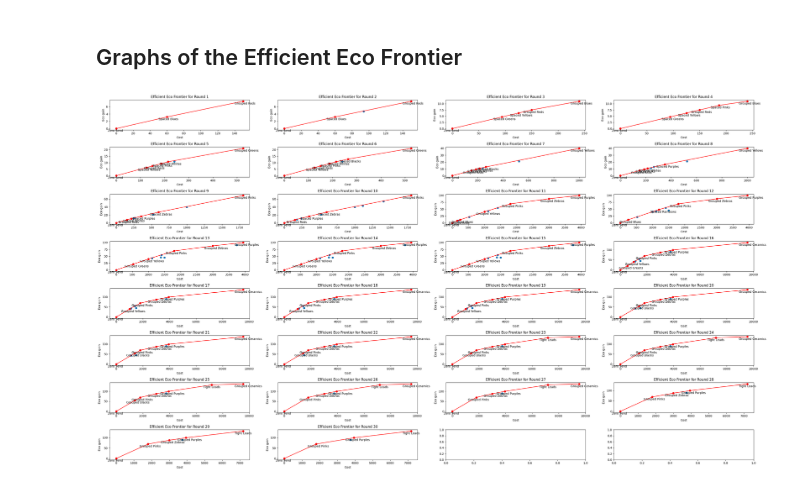
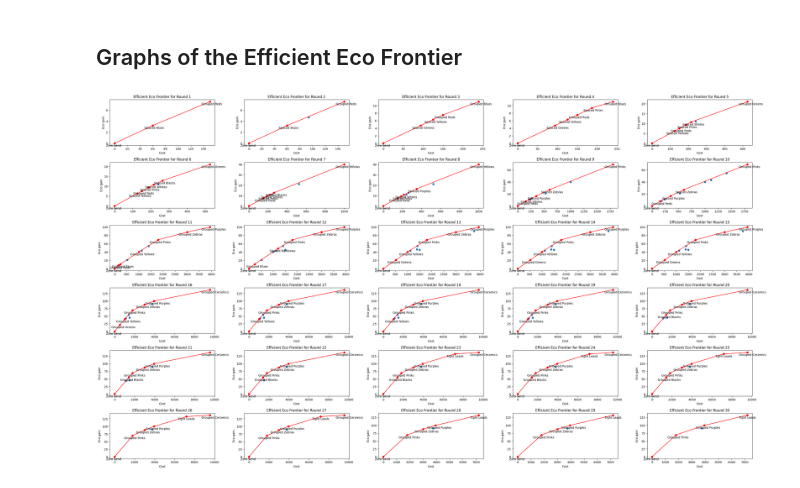
Before and after one commit to georgeyu26/efficient-eco-frontier, a Jupyter notebook: EfficientEcoFrontier.ipynb, the cells around one changed output. Saved outputs shown, nothing was run; the diff lists cells and outputs as text; code cells hidden in the pictures.

Commit message:
update plots

```diff
--- a/EfficientEcoFrontier.ipynb
+++ b/EfficientEcoFrontier.ipynb
@@ -117,12 +117,12 @@ def eco_mix(intensity, BloonSendList):
 # %% [markdown]
 ## Graphs of the Efficient Eco Frontier
 # %%
-fig,ax = plt.subplots(int(np.ceil(len(master)/4)), 4)
+fig,ax = plt.subplots(int(np.ceil(len(master)/5)), 5)
 N = 10000
 
 for i in range(len(master)):
-    q = int(np.mod(i,4))
-    p = int(np.floor(i/4))
+    q = int(np.mod(i,5))
+    p = int(np.floor(i/5))
 
     BloonSendList = eco_arrange(master[i])
 
@@ -137,31 +137,31 @@ for i in range(len(master)):
     M = len(eef)
 
     # Build the values we will use to graph the EEF line
     x_val = []
     y_val = []
     for j in range(N):
         inp = (j/(N-1))*(M-1)
         x_out,y_out = (send := eco_mix(inp, [BloonSendList[i] for i in eef])).cost, send.eco
         x_val.append(x_out)
         y_val.append(y_out)
 
     # Plot all eco sends
     ax[p,q].scatter(S_cost_list,S_eco_list)
 
     # Plot the EEF with a different color
     ax[p,q].scatter(S_cost_list[eef],S_eco_list[eef], color = "red")
 
     annotations = S_names_list[eef]
     for j, label in enumerate(annotations):
         ax[p,q].annotate(label, (S_cost_list[eef][j], S_eco_list[eef][j]), xytext = (-40,-15), textcoords="offset pixels")
 
     ax[p,q].plot(x_val,y_val, color = "red")
     ax[p,q].set_ylabel("Eco gain")
     ax[p,q].set_xlabel("Cost")
     ax[p,q].set_title("Efficient Eco Frontier for Round " + str(labels[i]))
 
 fig.set_size_inches(32,18)
 fig.tight_layout()
 fig.savefig("plot.png", dpi=120)
 # %% [output]
-[figure, old version]
+[figure, new version]
```
Also changed, not shown: 1 other file.
